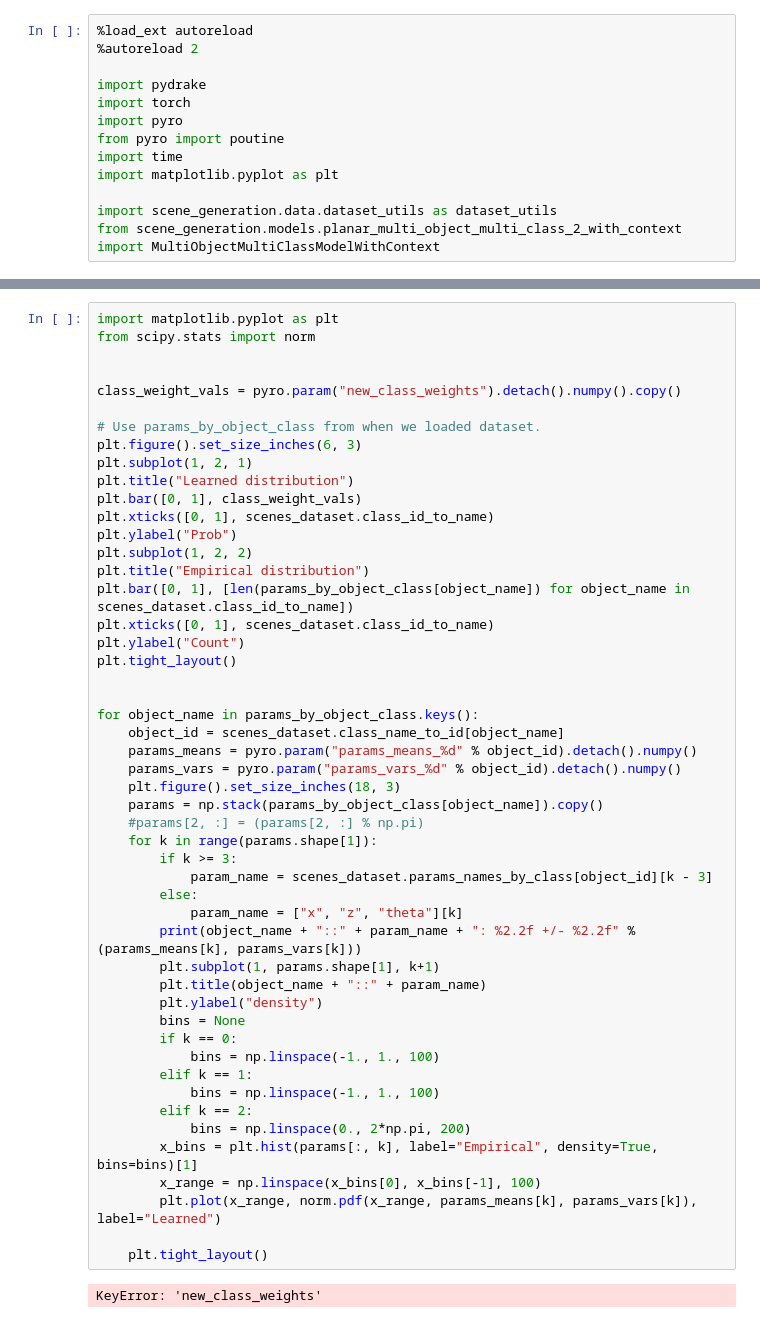
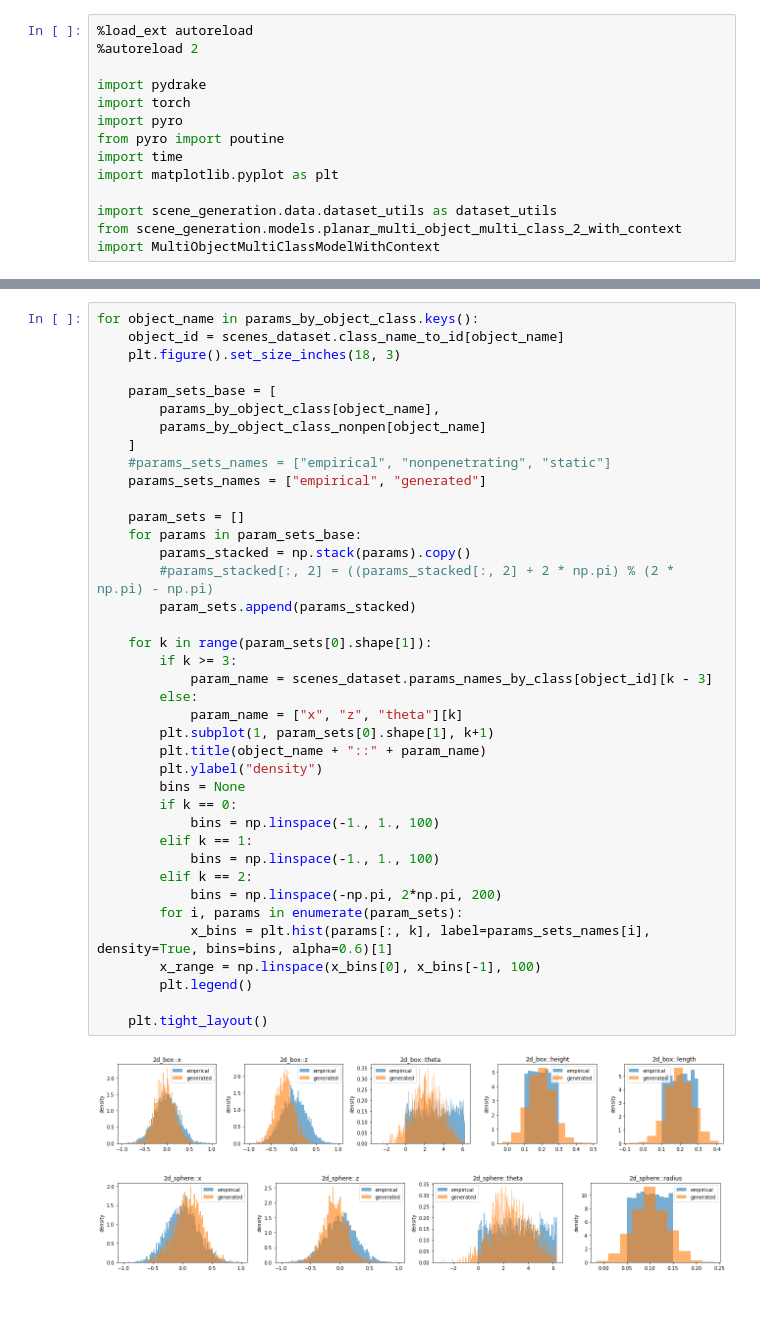
Before and after one commit to gizatt/scene_generation, a Jupyter notebook: notebooks/planar_tabletop/20190314_MBT_Context_Model_Lines.ipynb, the cells around one changed output, grey strips where cells are left out. Drawn from its saved outputs; the diff is of its cells as text.

```diff
--- a/notebooks/planar_tabletop/20190314_MBT_Context_Model_Lines.ipynb
+++ b/notebooks/planar_tabletop/20190314_MBT_Context_Model_Lines.ipynb
@@ -306,52 +389,42 @@ plt.hist(generated_n_objs, bins=range(20))
 # %%
-import matplotlib.pyplot as plt
-from scipy.stats import norm
-
-
-class_weight_vals = pyro.param("new_class_weights").detach().numpy().copy()
-
-# Use params_by_object_class from when we loaded dataset.
-plt.figure().set_size_inches(6, 3)
-plt.subplot(1, 2, 1)
-plt.title("Learned distribution")
-plt.bar([0, 1], class_weight_vals)
-plt.xticks([0, 1], scenes_dataset.class_id_to_name)
-plt.ylabel("Prob")
-plt.subplot(1, 2, 2)
-plt.title("Empirical distribution")
-plt.bar([0, 1], [len(params_by_object_class[object_name]) for object_name in scenes_dataset.class_id_to_name])
-plt.xticks([0, 1], scenes_dataset.class_id_to_name)
-plt.ylabel("Count")
-plt.tight_layout()
-
-
 for object_name in params_by_object_class.keys():
     object_id = scenes_dataset.class_name_to_id[object_name]
-    params_means = pyro.param("params_means_%d" % object_id).detach().numpy()
-    params_vars = pyro.param("params_vars_%d" % object_id).detach().numpy()
     plt.figure().set_size_inches(18, 3)
-    params = np.stack(params_by_object_class[object_name]).copy()
-    #params[2, :] = (params[2, :] % np.pi)
-    for k in range(params.shape[1]):
+
+    param_sets_base = [
+        params_by_object_class[object_name],
+        params_by_object_class_nonpen[object_name]
+    ]
+    #params_sets_names = ["empirical", "nonpenetrating", "static"]
+    params_sets_names = ["empirical", "generated"]
+
+    param_sets = []
+    for params in param_sets_base:
+        params_stacked = np.stack(params).copy()
+        #params_stacked[:, 2] = ((params_stacked[:, 2] + 2 * np.pi) % (2 * np.pi) - np.pi)
+        param_sets.append(params_stacked)
+
+    for k in range(param_sets[0].shape[1]):
         if k >= 3:
             param_name = scenes_dataset.params_names_by_class[object_id][k - 3]
         else:
             param_name = ["x", "z", "theta"][k]
-        print(object_name + "::" + param_name + ": %2.2f +/- %2.2f" % (params_means[k], params_vars[k]))
-        plt.subplot(1, params.shape[1], k+1)
+        plt.subplot(1, param_sets[0].shape[1], k+1)
         plt.title(object_name + "::" + param_name)
         plt.ylabel("density")
         bins = None
         if k == 0:
             bins = np.linspace(-1., 1., 100)
         elif k == 1:
             bins = np.linspace(-1., 1., 100)
         elif k == 2:
-            bins = np.linspace(0., 2*np.pi, 200)
-        x_bins = plt.hist(params[:, k], label="Empirical", density=True, bins=bins)[1]
+            bins = np.linspace(-np.pi, 2*np.pi, 200)
+        for i, params in enumerate(param_sets):
+            x_bins = plt.hist(params[:, k], label=params_sets_names[i], density=True, bins=bins, alpha=0.6)[1]
         x_range = np.linspace(x_bins[0], x_bins[-1], 100)
-        plt.plot(x_range, norm.pdf(x_range, params_means[k], params_vars[k]), label="Learned")
+        plt.legend()
 
     plt.tight_layout()
 # %% [output]
-KeyError: 'new_class_weights'
+[figure, added]
+[figure, added]
```
Also changed, not shown: parts of 16 cells of this notebook.
